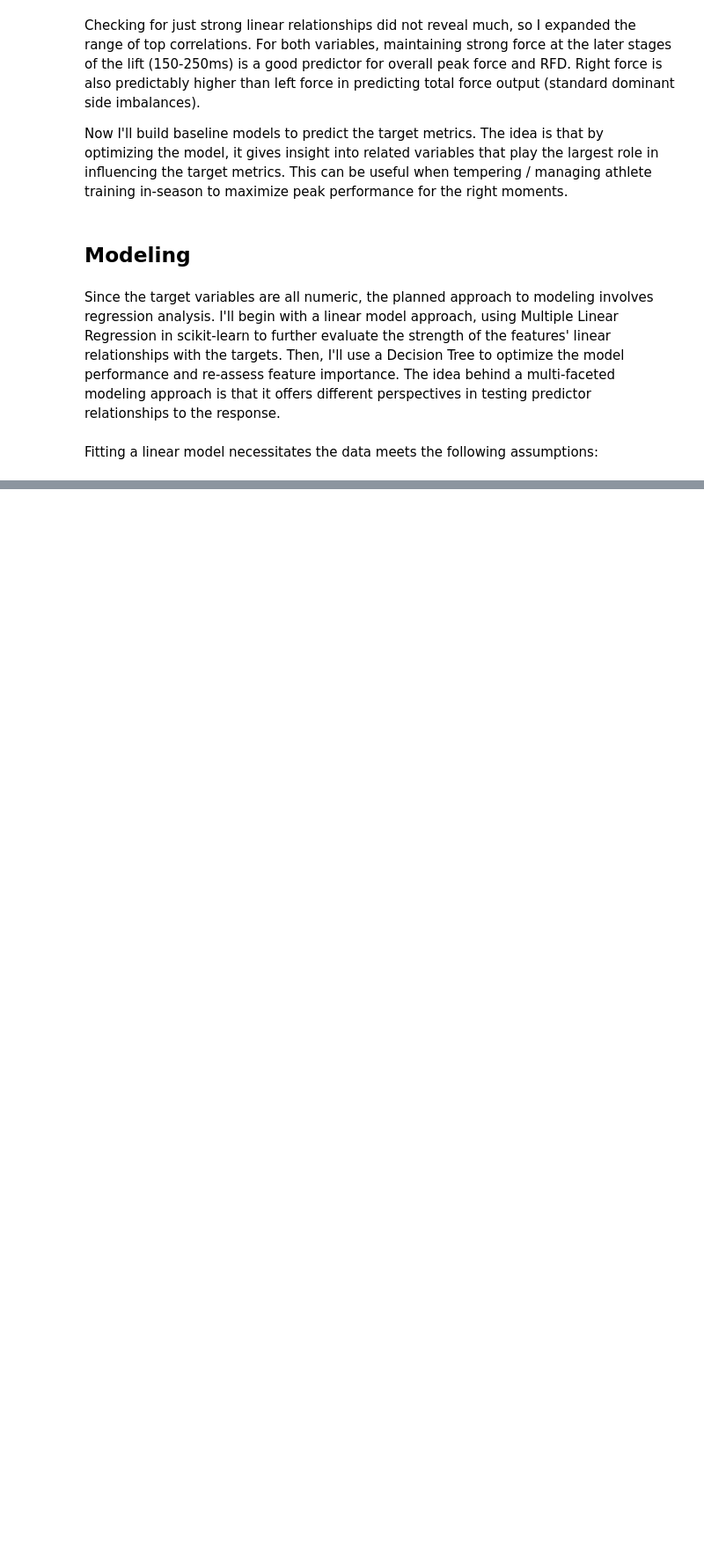
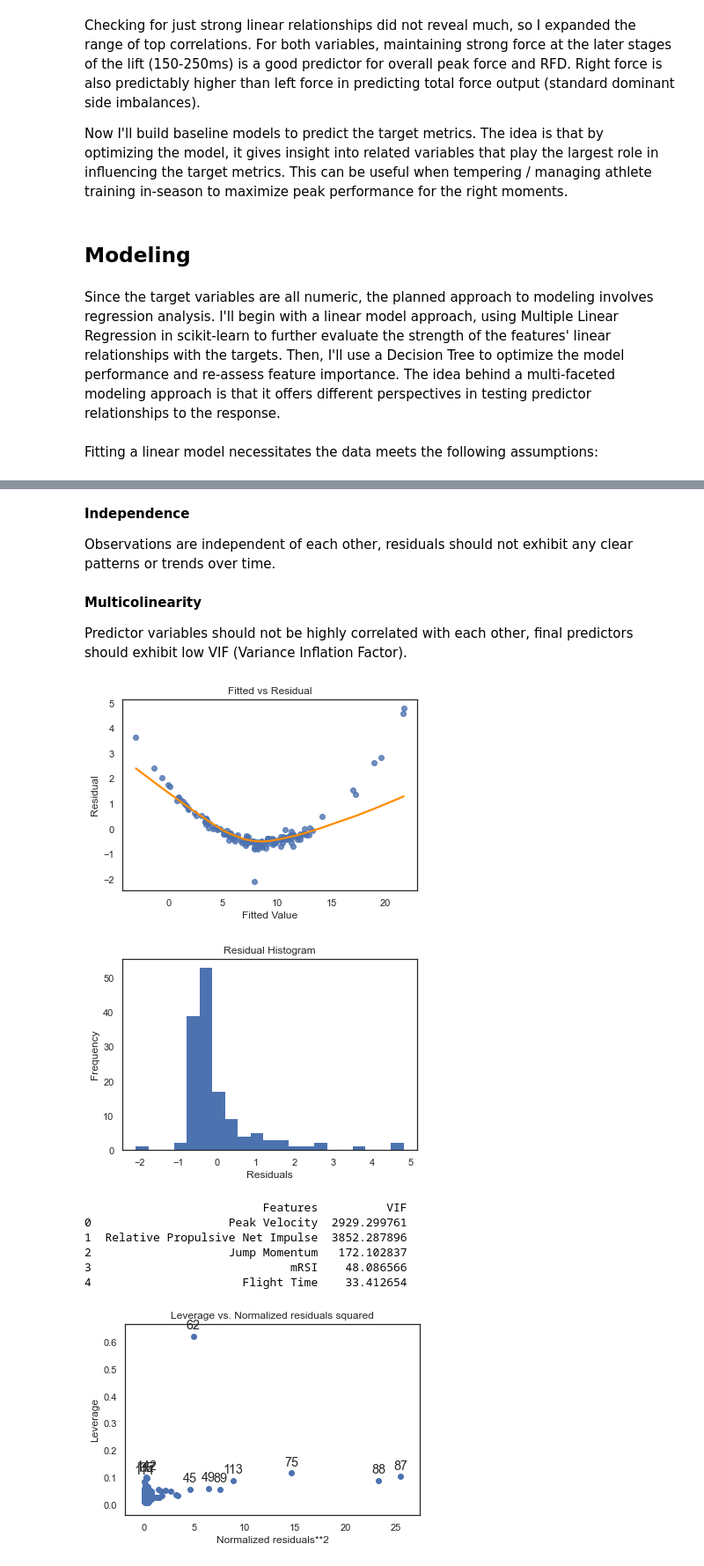
Before and after one commit to mithilguru/Illinois-Strength-Trends, a Jupyter notebook: StrengthTesting-July-2023.ipynb, the cells around one changed output, grey strips where cells are left out. Shown at 88% size. Cells and saved outputs as stored; diff of their text form; code cells hidden in the pictures; blank space fills up the shorter version.

Commit message:
Baseline model assumption check

```diff
--- a/StrengthTesting-July-2023.ipynb
+++ b/StrengthTesting-July-2023.ipynb
@@ -489,0 +505,54 @@ Fitting a linear model necessitates the data meets the following assumptions:
+# %% [markdown]
+**Independence**
+
+Observations are independent of each other, residuals should not exhibit any clear patterns or trends over time.
+# %% [markdown]
+**Multicolinearity**
+
+Predictor variables should not be highly correlated with each other, final predictors should exhibit low VIF (Variance Inflation Factor).
+# %%
+# modeling imports
+import statsmodels.api as sm
+
+# setting feature matrix and target variable
+X = DJ[['Peak Velocity', 'Relative Propulsive Net Impulse', 'Jump Momentum', 'mRSI', 'Flight Time']]
+y = DJ['Jump Height']
+
+# regression model
+mod1 = sm.OLS(y, sm.add_constant(X)).fit()
+
+# fitted vs residual plot (linearity and constant variance)
+sns.regplot(x = mod1.fittedvalues, y = mod1.resid, lowess = True, line_kws = {'color': "darkorange"})
+plt.xlabel('Fitted Value')
+plt.ylabel('Residual')
+plt.title('Fitted vs Residual')
+plt.show()
+
+# residual histogram (normality and inde"pendence)
+plt.hist(mod1.resid, bins = 21, edgecolor = "none")
+plt.xlabel('Residuals')
+plt.ylabel('Frequency')
+plt.title('Residual Histogram')
+plt.show()
+
+# VIF (multicolinearity)
+from statsmodels.stats.outliers_influence import variance_inflation_factor
+
+vif = pd.DataFrame()
+vif["Features"] = X.columns
+vif["VIF"] = [variance_inflation_factor(X.values, i) for i in range(X.shape[1])]
+print(vif)
+
+# leverage residual-squared plot (outliers and influential points)
+sm.graphics.plot_leverage_resid2(mod1)
+plt.show()
+# %% [output]
+[figure, added]
+[figure, added]
+                          Features          VIF
+0                    Peak Velocity  2929.299761
+1  Relative Propulsive Net Impulse  3852.287896
+2                    Jump Momentum   172.102837
+3                             mRSI    48.086566
+4                      Flight Time    33.412654
+[figure, added]
```
Also changed, not shown: parts of 3 cells of this notebook.
